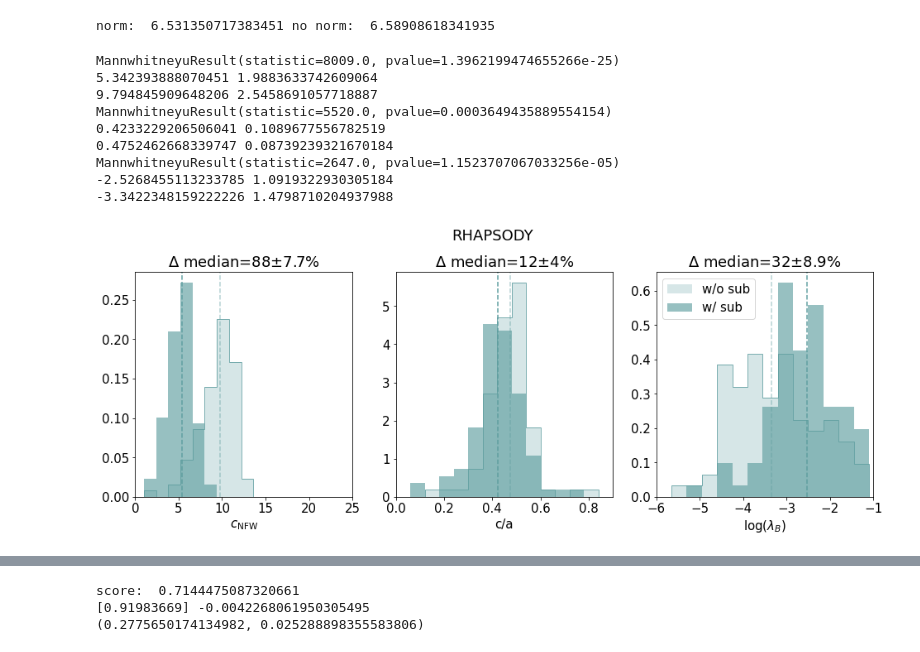
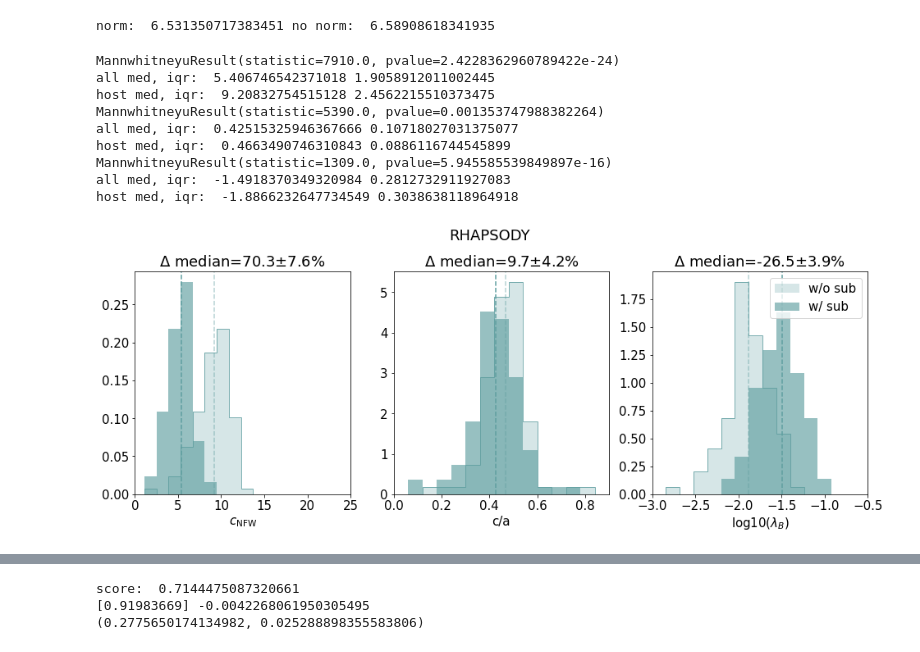
Before and after one commit to lmezini/SubhaloProperties, a Jupyter notebook: data_analysis.ipynb, the cells around one changed output, grey strips where cells are left out. Drawn from its saved outputs; the diff is of its cells as text; code cells hidden in the pictures.

```diff
--- a/data_analysis.ipynb
+++ b/data_analysis.ipynb
@@ -520,8 +709,8 @@ ax1.axvline(np.median(df_ns_rhap_rm['calc_cs']),linestyle = '--',color=color,alp
 ax1.set_xlim(0,25)
 
 print(mannwhitneyu(df_ns_rhap_rm['calc_cs'], df_all_rhap_rm['calc_cs']))
-print(np.median(df_all_rhap_rm['calc_cs']),iqr((df_all_rhap_rm['calc_cs'])))
-print(np.median(df_ns_rhap_rm['calc_cs']),iqr((df_ns_rhap_rm['calc_cs'])))
+print("all med, iqr: ",np.median(df_all_rhap_rm['calc_cs']),iqr((df_all_rhap_rm['calc_cs'])))
+print("host med, iqr: ",np.median(df_ns_rhap_rm['calc_cs']),iqr((df_ns_rhap_rm['calc_cs'])))
 
 
 diff = 100*(np.median(df_all_rhap_rm['calc_cs'])-np.median(df_ns_rhap_rm['calc_cs']))/np.median(df_all_rhap_rm['calc_cs'])
@@ -529,67 +718,67 @@ err1 = np.sqrt( np.std(df_all_rhap_rm['calc_cs'])**2 + np.std(df_ns_rhap_rm['cal
 err2 = diff*np.sqrt( (err1/(np.median(df_all_rhap_rm['calc_cs'])-np.median(df_ns_rhap_rm['calc_cs'])))**2+ (np.std(df_all_rhap_rm['calc_cs'])/np.median(df_all_rhap_rm['calc_cs']))**2 )
 diff = -100*(np.median((df_all_rhap_rm['calc_cs']))-np.median((df_ns_rhap_rm['calc_cs'])))/np.median((df_all_rhap_rm['calc_cs']))
 err_margin = 100*get_med_shift_err(df_all_rhap_rm['calc_cs'],df_ns_rhap_rm['calc_cs'],n_smpls=n_samples)
-textstr = '$\Delta$ median={}$\pm${}$\%$'.format(88,7.7)
+textstr = '$\Delta$ median={}$\pm${}$\%$'.format(round(diff,1),round(err_margin,1))
 
 ax1.set_title(textstr)#,fontsize=15)
 ax1.set_xlabel('$c_\mathrm{NFW}$',fontsize=15)
 
 bins = np.arange(0.0,0.9,0.06)
 ax2.hist(df_ns_rhap_rm['calc_shape'],alpha=0.25,bins=bins,density=True,label='w/o sub',color=color)
 ax2.hist(df_ns_rhap_rm['calc_shape'],alpha=0.8,bins=bins,density=True,label='w/o sub',color=color,histtype='step')
 ax2.hist(df_all_rhap_rm['calc_shape'],alpha=0.65,bins=bins,density=True,label='w/ sub',color=color)
 #ax2.hist(df_all_rhap_rm['calc_shape'],histtype='step',alpha=0.5,bins=bins,density=True,color='#810f7c')
 #ax2.hist(df_ns_rhap_rm['calc_shape'],histtype='step',alpha=0.25,bins=bins,density=True,color='#74a9cf')
 ax2.axvline(np.median(df_all_rhap_rm['calc_shape']),linestyle = '--',color=color)
 ax2.axvline(np.median(df_ns_rhap_rm['calc_shape']),linestyle = '--',color=color,alpha=0.45)
 diff = 100*(np.median(df_all_rhap_rm['calc_shape'])-np.median(df_ns_rhap_rm['calc_shape']))/np.median(df_all_rhap_rm['calc_shape'])
 ax2.set_xlabel('c/a',fontsize=15)
 ax2.set_xlim(0.,0.9)
 
 print(mannwhitneyu(df_ns_rhap_rm['calc_shape'], df_all_rhap_rm['calc_shape']))
-print(np.median(df_all_rhap_rm['calc_shape']),iqr(df_all_rhap_rm['calc_shape']))
-print(np.median(df_ns_rhap_rm['calc_shape']),iqr(df_ns_rhap_rm['calc_shape']))
+print("all med, iqr: ",np.median(df_all_rhap_rm['calc_shape']),iqr(df_all_rhap_rm['calc_shape']))
+print("host med, iqr: ",np.median(df_ns_rhap_rm['calc_shape']),iqr(df_ns_rhap_rm['calc_shape']))
 
 diff = -100*(np.median((df_all_rhap_rm['calc_shape']))-np.median((df_ns_rhap_rm['calc_shape'])))/np.median((df_all_rhap_rm['calc_shape']))
 err_margin = 100*get_med_shift_err(df_all_rhap_rm['calc_shape'],df_ns_rhap_rm['calc_shape'],n_smpls=n_samples)
-textstr = '$\Delta$ median={}$\pm${}$\%$'.format(12,4)
+textstr = '$\Delta$ median={}$\pm${}$\%$'.format(round(diff,1),round(err_margin,1))
 
 ax2.set_title(textstr)#,fontsize=15)
 
-bins = np.arange(-6.0,-1.0,0.35)
-ax3.hist(np.log(df_ns_rhap_rm['calc_spin']),alpha=0.25,bins=bins,label='w/o sub',density=True,color=color)
-ax3.hist(np.log(df_ns_rhap_rm['calc_spin']),alpha=.8,bins=bins,density=True,color=color,histtype='step')
-ax3.hist(np.log(df_all_rhap_rm['calc_spin']),alpha=.65,bins=bins,density=True,label='w/ sub',color=color)
+bins = np.arange(-3.0,-0.5,0.16)
+ax3.hist(np.log10(df_ns_rhap_rm['calc_spin']),alpha=0.25,bins=bins,label='w/o sub',density=True,color=color)
+ax3.hist(np.log10(df_ns_rhap_rm['calc_spin']),alpha=.8,bins=bins,density=True,color=color,histtype='step')
+ax3.hist(np.log10(df_all_rhap_rm['calc_spin']),alpha=.65,bins=bins,density=True,label='w/ sub',color=color)
 
-#ax3.hist(np.log(df_all_rhap_rm['calc_spin']),histtype='step',alpha=0.5,bins=bins,density=True,color='#810f7c')
-#ax3.hist(np.log(df_ns_rhap_rm['calc_spin']),histtype='step',alpha=0.5,bins=bins,density=True,color='#74a9cf')
-ax3.set_xlabel('log($\lambda_{B}$)',fontsize=15)
+#ax3.hist(np.log10(df_all_rhap_rm['calc_spin']),histtype='step',alpha=0.5,bins=bins,density=True,color='#810f7c')
+#ax3.hist(np.log10(df_ns_rhap_rm['calc_spin']),histtype='step',alpha=0.5,bins=bins,density=True,color='#74a9cf')
+ax3.set_xlabel('log10($\lambda_{B}$)',fontsize=15)
 
 cut = np.argsort(rhap_mass_scale)[0:n_samples]
 
-print(mannwhitneyu(np.log(df_ns_rhap_rm['calc_spin']), np.log(df_all_rhap_rm['calc_spin'])))
-print(np.median(np.log(df_all_rhap_rm['calc_spin'])),iqr(np.log(df_all_rhap_rm['calc_spin'])))
-print(np.median(np.log(df_ns_rhap_rm['calc_spin'])),iqr(np.log(df_ns_rhap_rm['calc_spin'])))
+print(mannwhitneyu(np.log10(df_ns_rhap_rm['calc_spin']), np.log10(df_all_rhap_rm['calc_spin'])))
+print("all med, iqr: ",np.median(np.log10(df_all_rhap_rm['calc_spin'])),iqr(np.log10(df_all_rhap_rm['calc_spin'])))
+print("host med, iqr: ",np.median(np.log10(df_ns_rhap_rm['calc_spin'])),iqr(np.log10(df_ns_rhap_rm['calc_spin'])))
 
-ax3.axvline(np.median(np.log(df_all_rhap_rm['calc_spin'])),linestyle = '--',color=color)
-ax3.axvline(np.median(np.log(df_ns_rhap_rm['calc_spin'])),linestyle = '--',color=color,alpha=0.45)
-#diff = 100*(np.median(np.log(df_all_rhap_rm['calc_spin']))-np.median(np.log(df_ns_rhap_rm['calc_spin'])))/np.median(np.log(df_all_rhap_rm['calc_spin']))
+ax3.axvline(np.median(np.log10(df_all_rhap_rm['calc_spin'])),linestyle = '--',color=color)
+ax3.axvline(np.median(np.log10(df_ns_rhap_rm['calc_spin'])),linestyle = '--',color=color,alpha=0.45)
+#diff = 100*(np.median(np.log10(df_all_rhap_rm['calc_spin']))-np.median(np.log10(df_ns_rhap_rm['calc_spin'])))/np.median(np.log10(df_all_rhap_rm['calc_spin']))
 
-diff = -100*(np.median(np.log(df_all_rhap_rm['calc_spin']))-np.median(np.log(df_ns_rhap_rm['calc_spin'])))/np.median(np.log(df_all_rhap_rm['calc_spin']))
-err_margin = 100*get_med_shift_err(np.log(df_all_rhap_rm['calc_spin']),np.log(df_ns_rhap_rm['calc_spin']),n_smpls=n_samples)
-textstr = '$\Delta$ median={}$\pm${}$\%$'.format(32,8.9)
-ax3.set_xlim(-6,-1)
+diff = 100*(np.median(np.log10(df_all_rhap_rm['calc_spin']))-np.median(np.log10(df_ns_rhap_rm['calc_spin'])))/np.median(np.log10(df_all_rhap_rm['calc_spin']))
+err_margin = 100*get_med_shift_err(np.log10(df_all_rhap_rm['calc_spin']),np.log10(df_ns_rhap_rm['calc_spin']),n_smpls=n_samples)
+textstr = '$\Delta$ median={}$\pm${}$\%$'.format(round(diff,1),round(err_margin,1))
+ax3.set_xlim(-3,-0.5)
 ax3.set_title(textstr)
 ax3.legend()
 plt.savefig('rhap_host_ws_wos_rm_compare.png',bbox_inches='tight')
 # %% [output]
-MannwhitneyuResult(statistic=8009.0, pvalue=1.3962199474655266e-25)
-5.342393888070451 1.9883633742609064
-9.794845909648206 2.5458691057718887
-MannwhitneyuResult(statistic=5520.0, pvalue=0.0003649435889554154)
-0.4233229206506041 0.1089677556782519
-0.4752462668339747 0.08739239321670184
-MannwhitneyuResult(statistic=2647.0, pvalue=1.1523707067033256e-05)
--2.5268455113233785 1.0919322930305184
--3.3422348159222226 1.4798710204937988
+MannwhitneyuResult(statistic=7910.0, pvalue=2.4228362960789422e-24)
+all med, iqr:  5.406746542371018 1.9058912011002445
+host med, iqr:  9.20832754515128 2.4562215510373475
+MannwhitneyuResult(statistic=5390.0, pvalue=0.001353747988382264)
+all med, iqr:  0.42515325946367666 0.10718027031375077
+host med, iqr:  0.4663490746310843 0.0886116744545899
+MannwhitneyuResult(statistic=1309.0, pvalue=5.945585539849897e-16)
+all med, iqr:  -1.4918370349320984 0.2812732911927083
+host med, iqr:  -1.8866232647734549 0.3038638118964918
-[figure, old version]
+[figure, new version]
```
Also changed, not shown: parts of 34 cells of this notebook, 6 other files.
